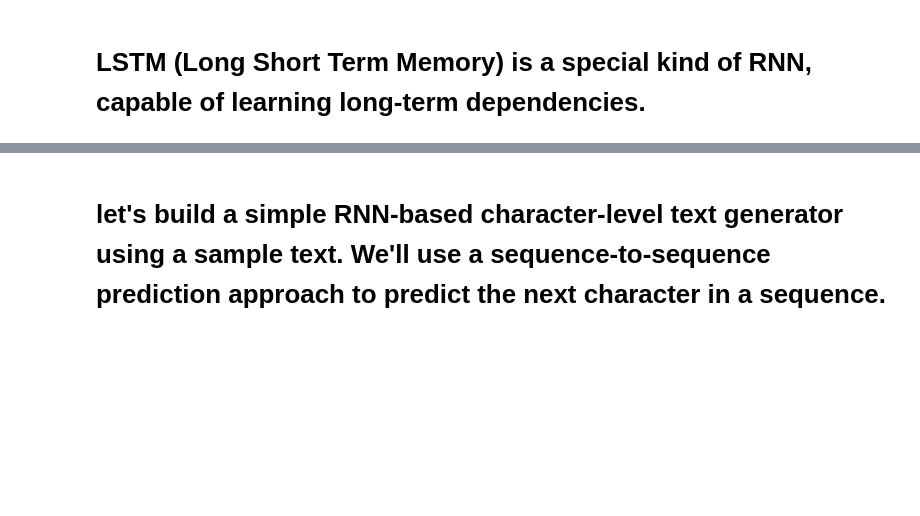
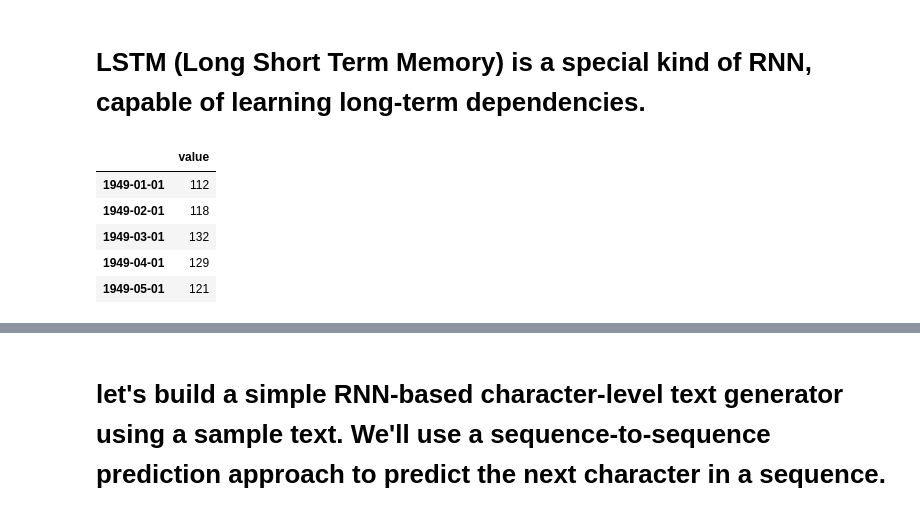
Before and after one commit to AammarTufail/six-months_python_for_data_science-mentorship-program, a Jupyter notebook: 08_deep_learning_with_tensorflow/06_RNN_LSTM_GRU.ipynb, the cells around one changed output, grey strips where cells are left out. Saved outputs shown, nothing was run; the diff lists cells and outputs as text; code cells hidden in the pictures; blank space fills up the shorter version.

Commit message:
RNN and Time Series

```diff
--- a/08_deep_learning_with_tensorflow/06_RNN_LSTM_GRU.ipynb
+++ b/08_deep_learning_with_tensorflow/06_RNN_LSTM_GRU.ipynb
@@ -49,3 +64,24 @@ Test Accuracy: 0.5699999928474426
 # %% [markdown]
 # LSTM (Long Short Term Memory) is a special kind of RNN, capable of learning long-term dependencies.
+# %%
+import seaborn as sns
+import numpy as np
+import pandas as pd
+import tensorflow as tf
+from tensorflow.keras.layers import Dense, LSTM
+from tensorflow.keras.models import Sequential
+
+# Load flight data
+flights = sns.load_dataset('flights')
+
+# Convert data to time series
+df = pd.DataFrame({'value': flights['passengers'].values}, index=pd.date_range(start='1949-01-01', end='1960-12-01', freq='MS'))
+df.head()
+# %% [output]
+|  | value |
+| 1949-01-01 | 112 |
+| 1949-02-01 | 118 |
+| 1949-03-01 | 132 |
+| 1949-04-01 | 129 |
+| 1949-05-01 | 121 |
 # %%
```
Also changed, not shown: parts of 8 cells of this notebook.
